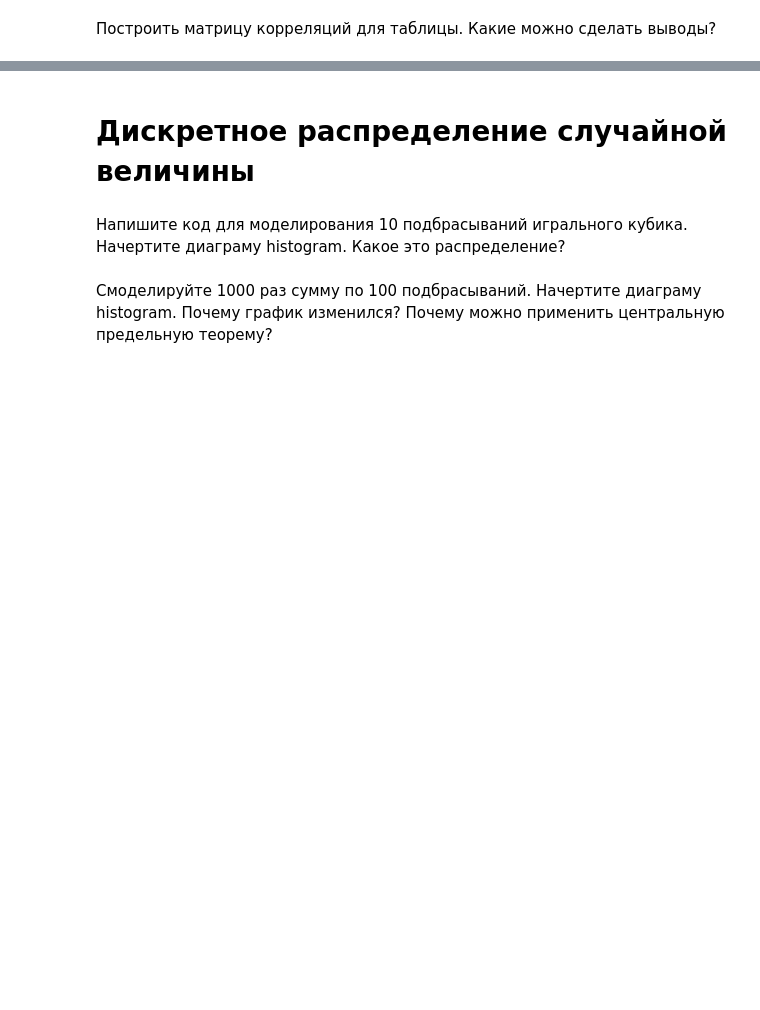
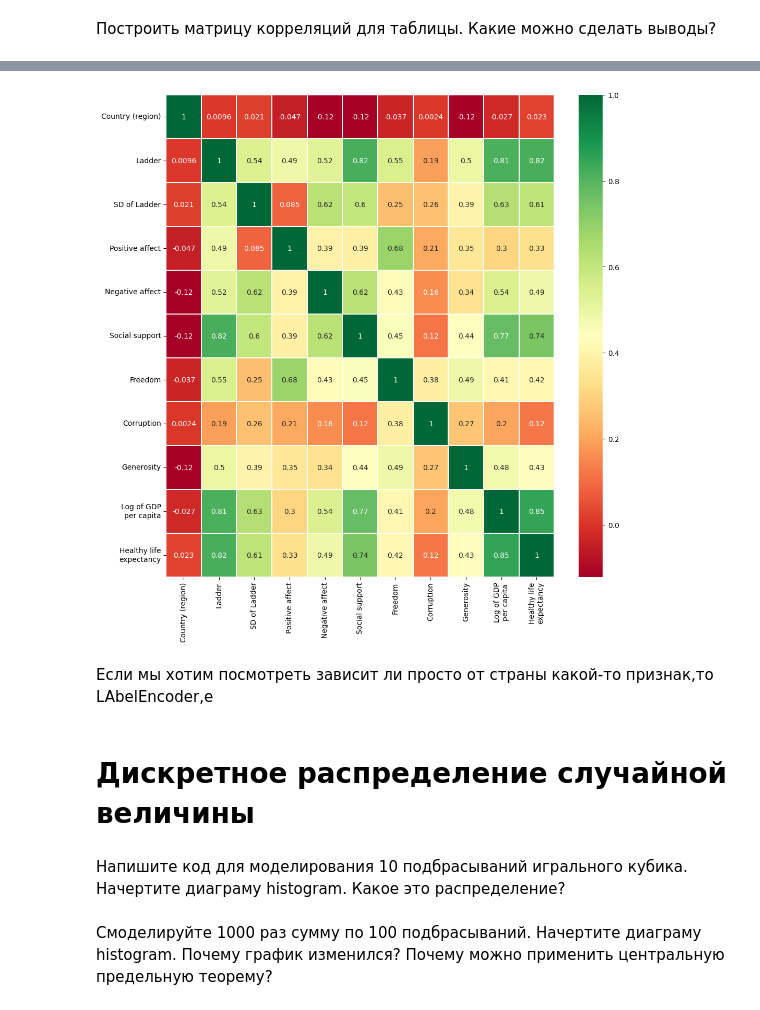
Before and after one commit to Rebeil/Python, a Jupyter notebook: 20.statistics/work_20.ipynb, the cells around one changed output, grey strips where cells are left out. Cells and saved outputs as stored; diff of their text form; code cells hidden in the pictures; blank space fills up the shorter version.

```diff
--- a/20.statistics/work_20.ipynb
+++ b/20.statistics/work_20.ipynb
@@ -387,3 +592,15 @@ data.head()
+# %%
+import seaborn as sns
+sns.heatmap(bf.corr(),annot=True,cmap='RdYlGn',linewidths=0.2) #data.corr()-->матрица корреляций
+# gcf() - получение текущей фигуры
+fig=plt.gcf()
+# set_size_inches() - установить размер фигуры
+fig.set_size_inches(12,12)
+plt.show()
+# %% [output]
+[figure, added]
+# %% [markdown]
+Если мы хотим посмотреть зависит ли просто от страны какой-то признак,то LAbelEncoder,е
 # %% [markdown]
 # Дискретное распределение случайной величины
 # %% [markdown]
```
Also changed, not shown: parts of 28 cells of this notebook.
